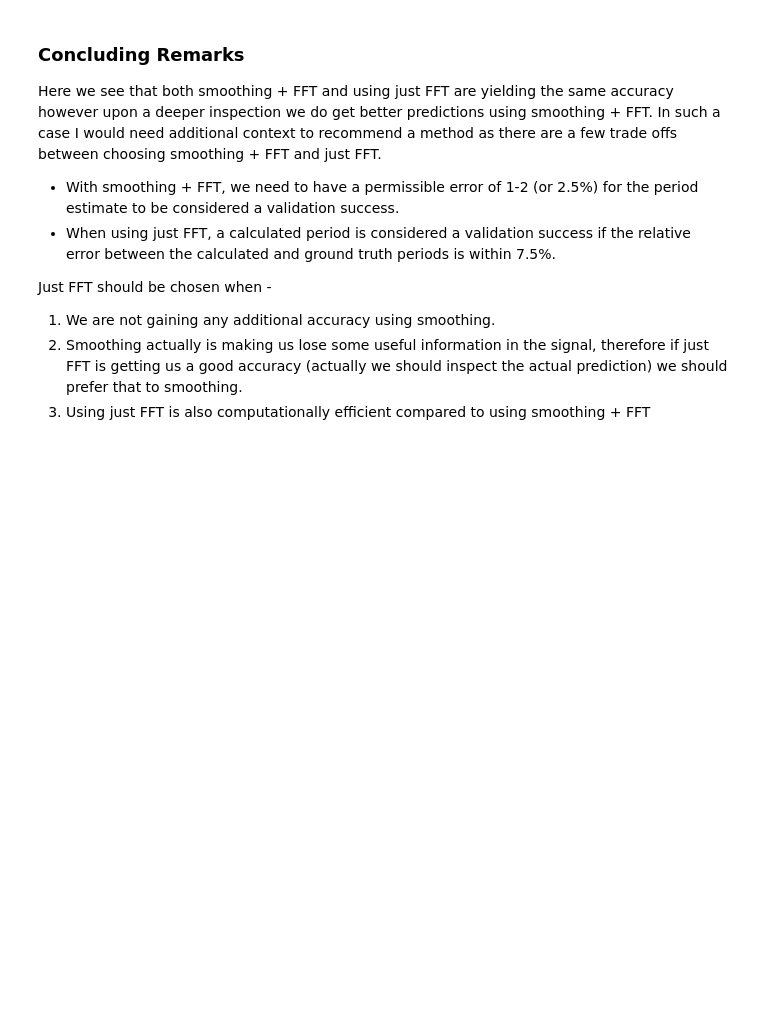
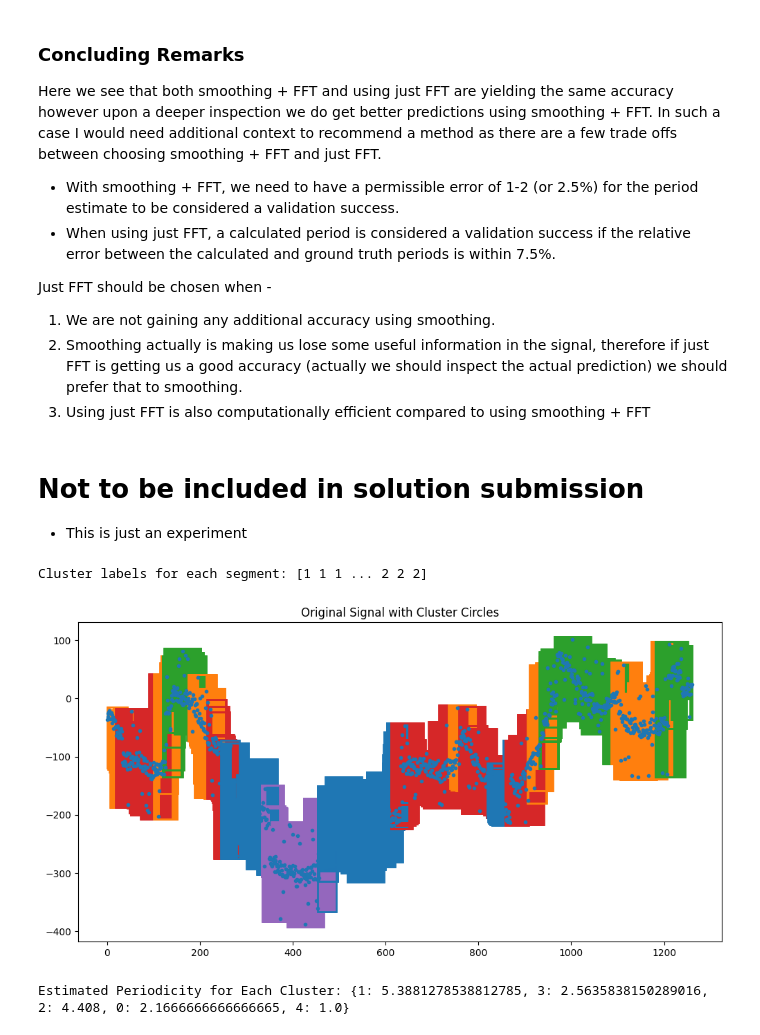
Before and after one commit to TitasDas/dozee, a Jupyter notebook: Assignment_1.ipynb, the cells around one changed output. Cells and saved outputs as stored; diff of their text form; code cells hidden in the pictures; blank space fills up the shorter version.

```diff
--- a/Assignment_1.ipynb
+++ b/Assignment_1.ipynb
@@ -431,3 +434,80 @@ Just FFT should be chosen when -
 1. We are not gaining any additional accuracy using smoothing.
 2. Smoothing actually is making us lose some useful information in the signal, therefore if just FFT is getting us a good accuracy (actually we should inspect the actual prediction) we should prefer that to smoothing.
 3. Using just FFT is also computationally efficient compared to using smoothing + FFT
+# %% [markdown]
+# Not to be included in solution submission
+
+- This is just an experiment
+# %%
+# Test of assignment 2 periodicity calc using k-means
+from sklearn.cluster import KMeans
+import matplotlib.pyplot as plt
+
+def generate_trend_with_outliers():
+    segment_nos = np.random.randint(25,50)
+    slopes = [np.tan((np.random.random()-0.5)*2.7) for i in range(segment_nos)]
+
+    points=[]
+    constant = (np.random.random()-0.5)*100
+    for i in range(segment_nos):
+        points += [constant+(slopes[i]*j)+ 30*(np.random.random()-0.5)*(1+5*(np.random.random()>0.8)) for j in range(1,np.random.randint(20,41))]
+        constant = points[-1]
+    return np.array(points)
+
+def find_clusters(signal, window_size, n_clusters):
+    segments = [signal[i:i+window_size] for i in range(0, len(signal) - window_size + 1)]
+    kmeans = KMeans(n_clusters=n_clusters)
+    kmeans.fit(segments)
+    return kmeans.labels_
+
+array_with_outliers = generate_trend_with_outliers()
+plt.figure(figsize=(12, 6))
+plt.plot(array_with_outliers, ".")
+plt.title("Original Signal with Cluster Circles")
+
+window_size = 40
+n_clusters = 5
+labels = find_clusters(array_with_outliers, window_size, n_clusters)
+print("Cluster labels for each segment:", labels)
+
+# Highlight clusters by circling them
+for i in range(len(labels)):
+    segment_start = i
+    segment_end = i + window_size
+    cluster_label = labels[i]
+    color = f'C{cluster_label}'  # Choose a color based on the cluster label
+    plt.gca().add_patch(plt.Rectangle((segment_start, min(array_with_outliers[segment_start:segment_end]) - 5), window_size, max(array_with_outliers[segment_start:segment_end]) - min(array_with_outliers[segment_start:segment_end]) + 10, fill=None, edgecolor=color, linewidth=2))
+
+plt.show()
+# %% [output]
+Cluster labels for each segment: [1 1 1 ... 2 2 2]
+[figure, added]
+# %%
+from collections import defaultdict
+
+def calculate_periodicity(labels):
+    # Dictionary to store the indices where each cluster label appears
+    cluster_indices = defaultdict(list)
+
+    for i, label in enumerate(labels):
+        cluster_indices[label].append(i)
+
+    # Calculate periodicity for each cluster
+    cluster_periodicity = {}
+
+    for label, indices in cluster_indices.items():
+        if len(indices) > 1:
+            # Calculate the differences between consecutive indices
+            differences = np.diff(indices)
+
+            # Estimate periodicity as the average difference
+            periodicity = np.mean(differences)
+            cluster_periodicity[label] = periodicity
+
+    return cluster_periodicity
+
+# Calculate periodicity based on cluster labels
+periodicity = calculate_periodicity(labels)
+print(f"Estimated Periodicity for Each Cluster: {periodicity}")
+# %% [output]
+Estimated Periodicity for Each Cluster: {1: 5.3881278538812785, 3: 2.5635838150289016, 2: 4.408, 0: 2.1666666666666665, 4: 1.0}
```
Also changed, not shown: parts of 12 cells of this notebook.
